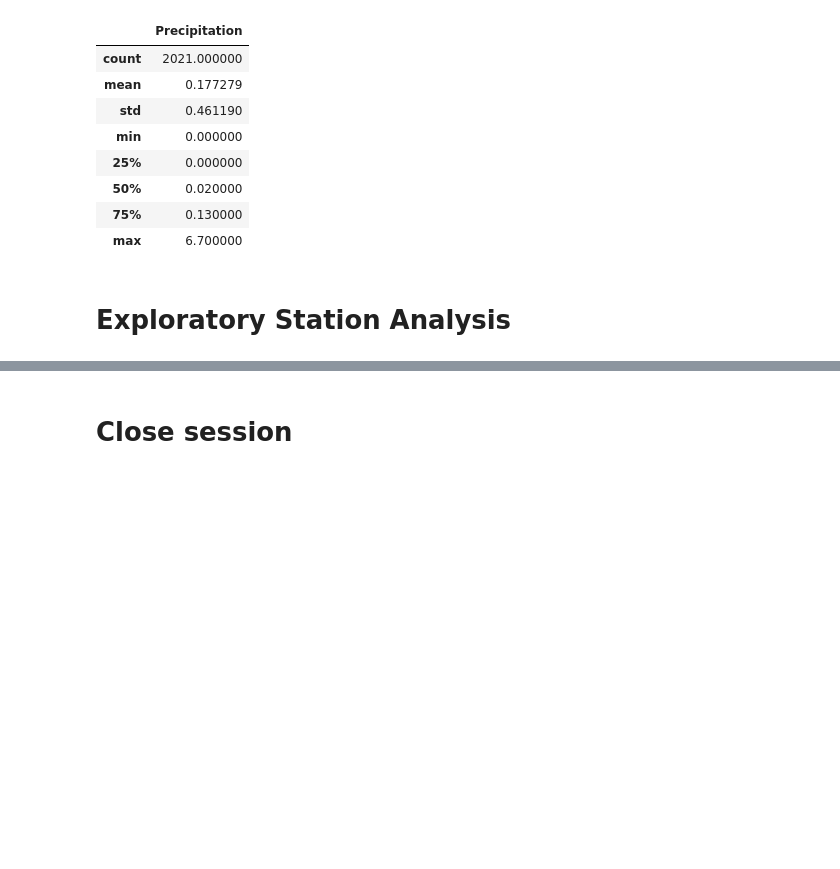
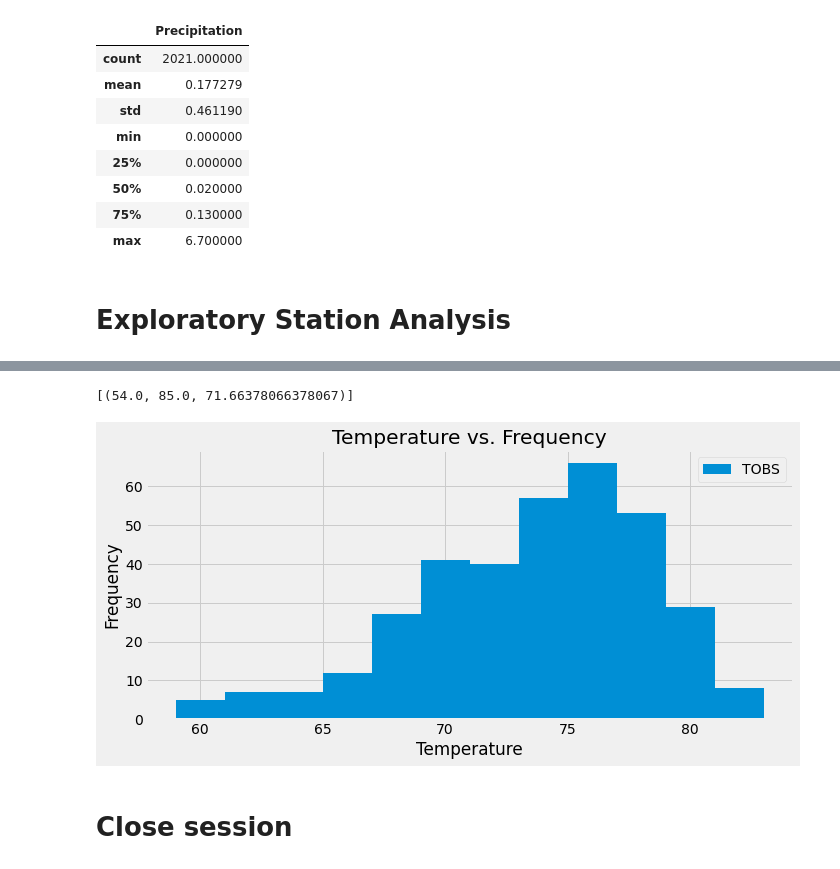
Before and after one commit to eddyannobil/sqlalchemy-challenge, a Jupyter notebook: climate_starter.ipynb, the cells around one changed output, grey strips where cells are left out. Drawn from its saved outputs; the diff is of its cells as text; code cells hidden in the pictures; blank space fills up the shorter version.

Commit message:
Add station analysis

```diff
--- a/climate_starter.ipynb
+++ b/climate_starter.ipynb
@@ -31,8 +31,8 @@ Base.classes.keys()
 ['measurement', 'station']
 # %%
 # Save references to each table
-measurement = Base.classes.measurement
-station = Base.classes.station
+measurements = Base.classes.measurement
+stations = Base.classes.station
 # %%
 # Create our session (link) from Python to the DB
 session = Session(engine)
@@ -96,2 +114,11 @@ prcp_df.describe()
 # %%
 # Using the most active station id from the previous query, calculate the lowest, highest, and average temperature.
+temp = [func.min(measurements.tobs),
+       func.max(measurements.tobs),
+       func.avg(measurements.tobs)]
+temp
+low_high_avg_temp = session.query(*temp).\
+    filter(measurements.station == "USC00519281").all()
+low_high_avg_temp
+# %% [output]
+[(54.0, 85.0, 71.66378066378067)]
@@ -101,3 +125,27 @@ prcp_df.describe()
+# %%
+# Using the most active station id
+# Query the last 12 months of temperature observation data for this station and plot the results as a histogram
+last_twelve_months = dt.date(2017,8,23) - dt.timedelta(days=365)
+last_twelve_months
+
+tobs_data = session.query(measurements.tobs).\
+    filter(measurements.date >= last_twelve_months).\
+    filter(measurements.station == "USC00519281").\
+    order_by(measurements.date).all()
+
+# Save the Query Results as a Pandas DataFrame
+tobs_df = pd.DataFrame(tobs_data, columns=["TOBS"])
+tobs_df
+
+# Plot the Results as a Histogram with `bins=12`
+tobs_df.plot.hist(bins=12, title="Temperature vs. Frequency", figsize=(10,5))
+plt.xlabel("Temperature")
+plt.legend(loc="upper right")
+plt.tight_layout()
+plt.savefig("Images/temperature_vs_frequency.png")
+plt.show()
+# %% [output]
+[figure, added]
 # %% [markdown]
 # Close session
 # %%
```
Also changed, not shown: parts of 5 cells of this notebook, 1 other file.
